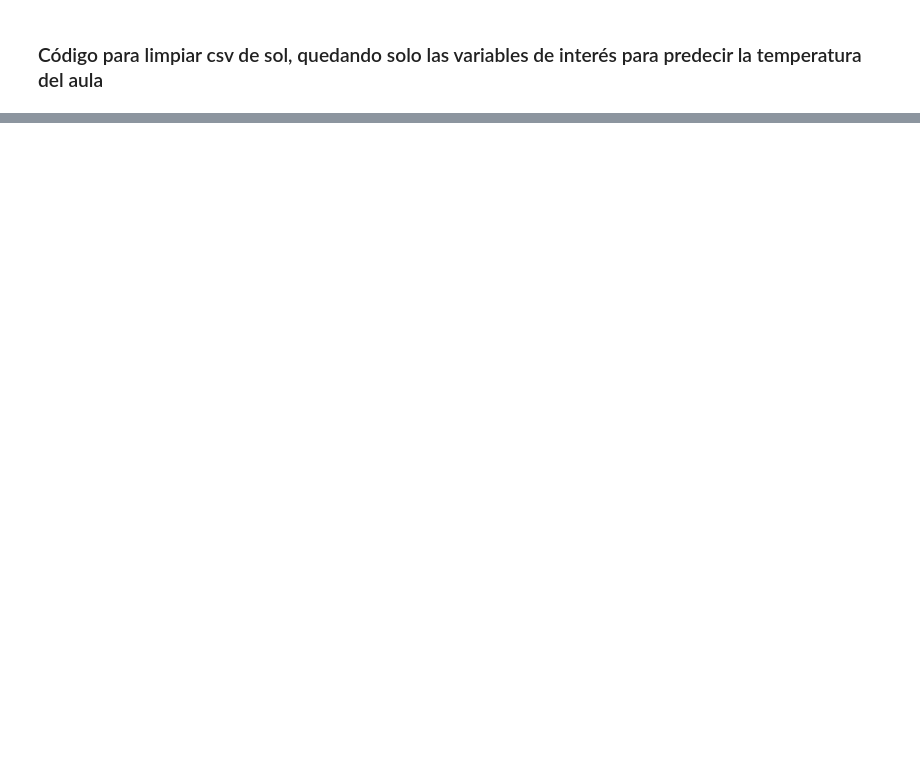
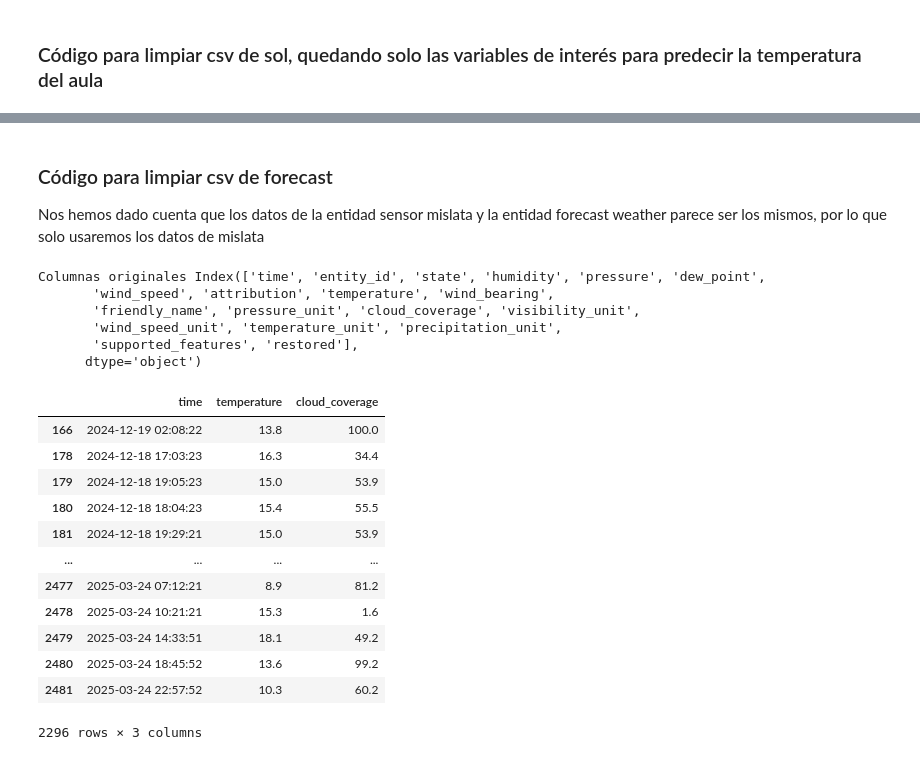
Before and after one commit to JHYouness/Mislata_proyecto, a Jupyter notebook: notebooks/limpieza_silver.ipynb, the cells around one changed output, grey strips where cells are left out. Cells and saved outputs as stored; diff of their text form; code cells hidden in the pictures; blank space fills up the shorter version.

```diff
--- a/notebooks/limpieza_silver.ipynb
+++ b/notebooks/limpieza_silver.ipynb
@@ -33,30 +87,56 @@ df.to_csv('Datos_sol_variables_importantes.csv', index=False)
+# %% [markdown]
+### Código para limpiar csv de forecast
+Nos hemos dado cuenta que los datos de la entidad sensor mislata y la entidad forecast weather parece ser los mismos, por lo que solo usaremos los datos de mislata
 # %%
 import json
 
 
 df_raw = pd.read_csv("./entidad_weather_forecast.csv", sep=';', parse_dates=['time'])
+#df_raw = pd.read_csv("./entidad_sensor_mislata.csv", sep=';', parse_dates=['time'])
 
 # Si tiene columna 'attributes', expandirla
 if 'attributes' in df_raw.columns:
     df_raw['attributes'] = df_raw['attributes'].apply(json.loads)
     atributos_expandidos = pd.json_normalize(df_raw['attributes'])
     df_limpio = pd.concat([df_raw.drop(columns=['attributes']), atributos_expandidos], axis=1)
 else:
     df_limpio = df_raw
 
 
 # Guardar el archivo limpio como CSV
 df_limpio.to_csv("./forecast_limpio.csv", index=False)
 
 
 df_silver = df_limpio[df_limpio['entity_id'] != "weather.forecast_casa"]
 df_silver = df_silver[df_silver['state'] != 'unavailable']
 
-# Comprobamos que la temperatura siempre está medida en grados Celsius
-df_silver["temperature_unit"].unique()
+
+
+print("Columnas originales",df_silver.columns)
 
 # Nos quedamos con las columnas que nos interesan
 df_silver = df_silver[["time", "temperature", "cloud_coverage"]]
 df_silver['time'] = pd.to_datetime(df_silver['time']).dt.strftime('%Y-%m-%d %H:%M:%S')
 
 df_silver.to_csv('pronostico_exterior.csv', index=False)
+df_silver
+# %% [output]
+Columnas originales Index(['time', 'entity_id', 'state', 'humidity', 'pressure', 'dew_point',
+       'wind_speed', 'attribution', 'temperature', 'wind_bearing',
+       'friendly_name', 'pressure_unit', 'cloud_coverage', 'visibility_unit',
+       'wind_speed_unit', 'temperature_unit', 'precipitation_unit',
+       'supported_features', 'restored'],
+      dtype='object')
+|  | time | temperature | cloud_coverage |
+| 166 | 2024-12-19 02:08:22 | 13.8 | 100.0 |
+| 178 | 2024-12-18 17:03:23 | 16.3 | 34.4 |
+| 179 | 2024-12-18 19:05:23 | 15.0 | 53.9 |
+| 180 | 2024-12-18 18:04:23 | 15.4 | 55.5 |
+| 181 | 2024-12-18 19:29:21 | 15.0 | 53.9 |
+| ... | ... | ... | ... |
+| 2477 | 2025-03-24 07:12:21 | 8.9 | 81.2 |
+| 2478 | 2025-03-24 10:21:21 | 15.3 | 1.6 |
+| 2479 | 2025-03-24 14:33:51 | 18.1 | 49.2 |
+| 2480 | 2025-03-24 18:45:52 | 13.6 | 99.2 |
+| 2481 | 2025-03-24 22:57:52 | 10.3 | 60.2 |
+2296 rows × 3 columns
```
Also changed, not shown: parts of 20 cells of this notebook.
